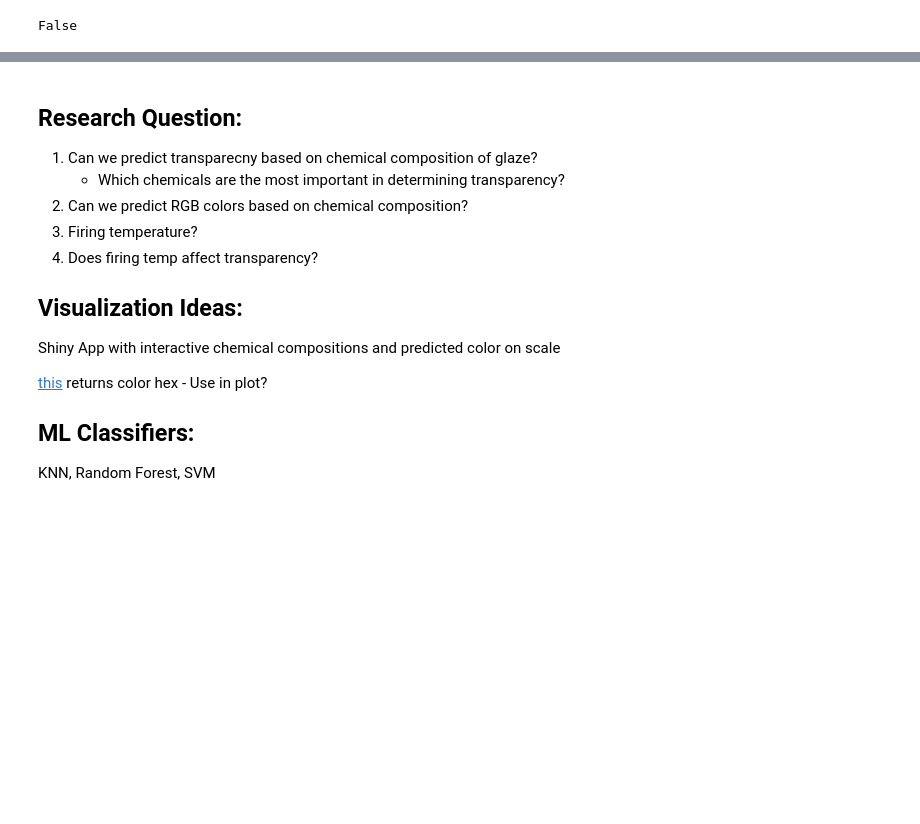
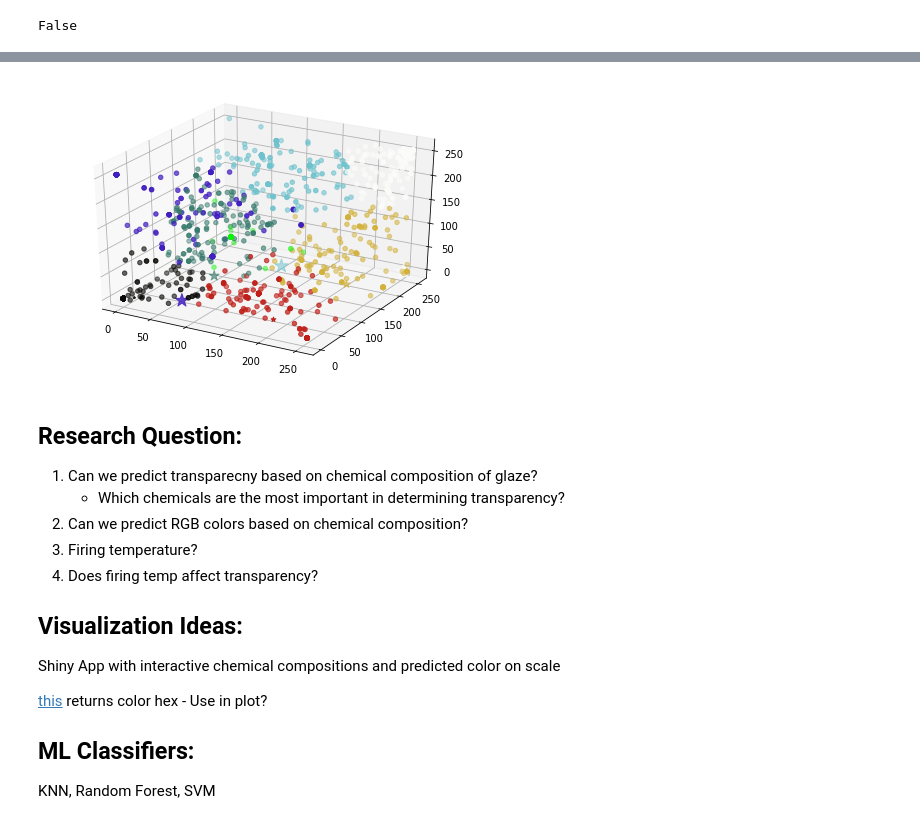
Before and after one commit to ilanazim/Ceramic_Glaze_Design, a Jupyter notebook: glaze_exp.ipynb, the cells around one changed output, grey strips where cells are left out. Drawn from its saved outputs; the diff is of its cells as text; code cells hidden in the pictures; blank space fills up the shorter version.

Commit message:
added kmeans color cluster and plot

```diff
--- a/glaze_exp.ipynb
+++ b/glaze_exp.ipynb
@@ -457,5 +471,6 @@ False
 # %%
-clf = LinearRegression()
-clf.fit(X_train, y_train)
-clf.score(X_val, y_val)
+k = 8
+clf = KMeans(n_clusters=k)
+clf.fit(y_train)
+clf.score(y_val)
 # %% [output]
@@ -462,0 +478,9 @@ AttributeError: 'bool' object has no attribute 'any'
+# %%
+colors = clf.cluster_centers_.astype(int)
+# %%
+def rgb_to_hex(rgb):
+    return '#%02x%02x%02x' % (int(rgb[0]), int(rgb[1]), int(rgb[2]))
+
+label_2_color_hex = dict()
+for i in range(k):
+    label_2_color_hex[i] = rgb_to_hex(colors[i])
@@ -463,3 +498,33 @@ AttributeError: 'bool' object has no attribute 'any'
+# %%
+train_colors = [label_2_color_hex[lab] for lab in clf.labels_]
+# %%
+#https://buzzrobot.com/dominant-colors-in-an-image-using-k-means-clustering-3c7af4622036
+from mpl_toolkits.mplot3d import Axes3D
+
+fig = plt.figure()
+ax = Axes3D(fig)
+r = []
+g = []
+b = []
+for i in range(y_train.shape[0]):
+    r.append(y_train[i][0])
+    g.append(y_train[i][1])
+    b.append(y_train[i][2])
+
+centroid_r = []
+centroid_g = []
+centroid_b = []
+for j in range(k):
+    centroid_r.append(colors[j][0])
+    centroid_g.append(colors[j][1])
+    centroid_b.append(colors[j][2])
+
+marker_size = [[2,2,2]]*k
+ax.scatter(r, g, b, c = train_colors)
+plt.scatter(centroid_r, centroid_g, centroid_b, marker = "*", c = list(label_2_color_hex.values()))
+plt.show()
+# %% [output]
+[figure, added]
 # %% [markdown]
 ## Research Question:
 
```
Also changed, not shown: parts of 10 cells of this notebook.
